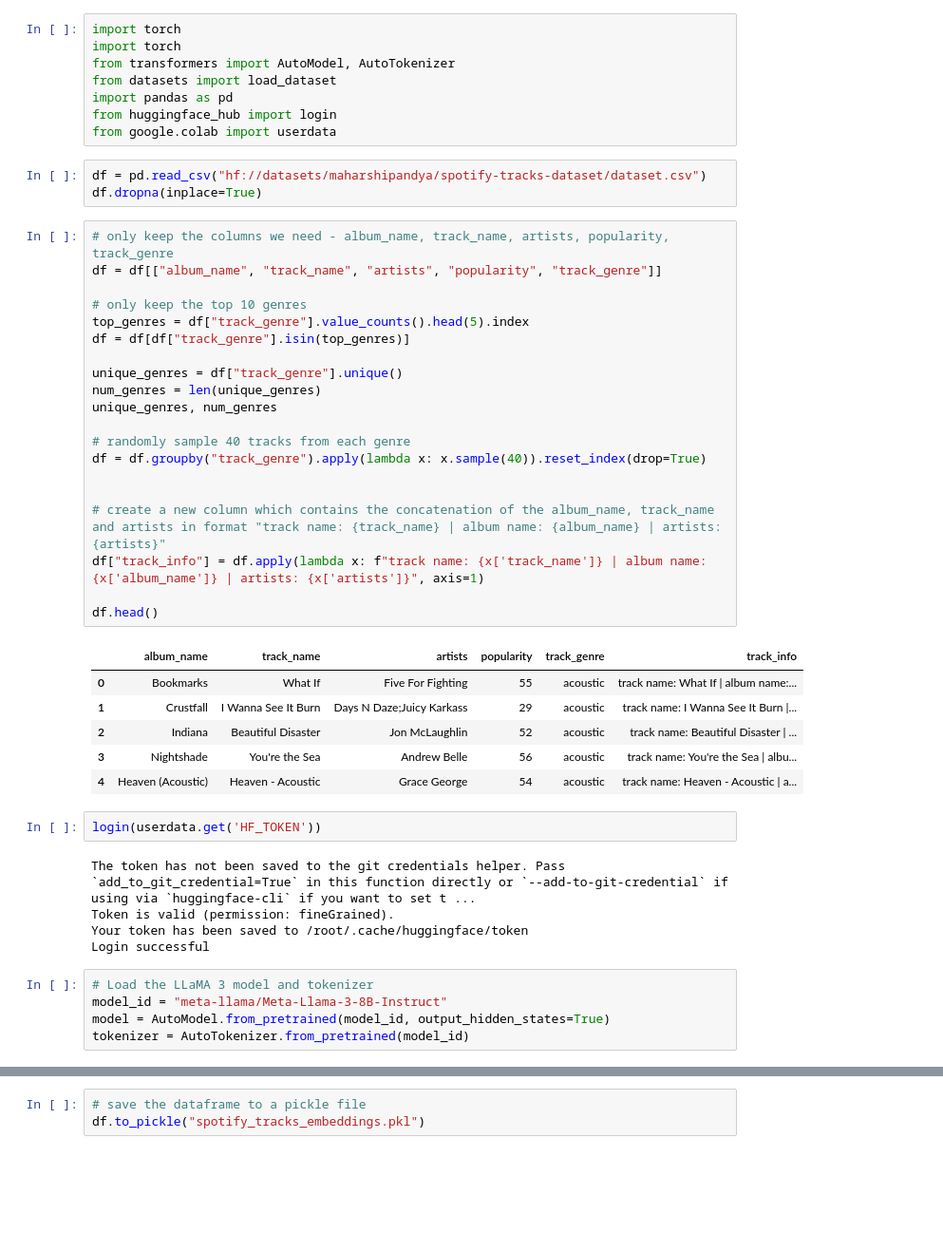
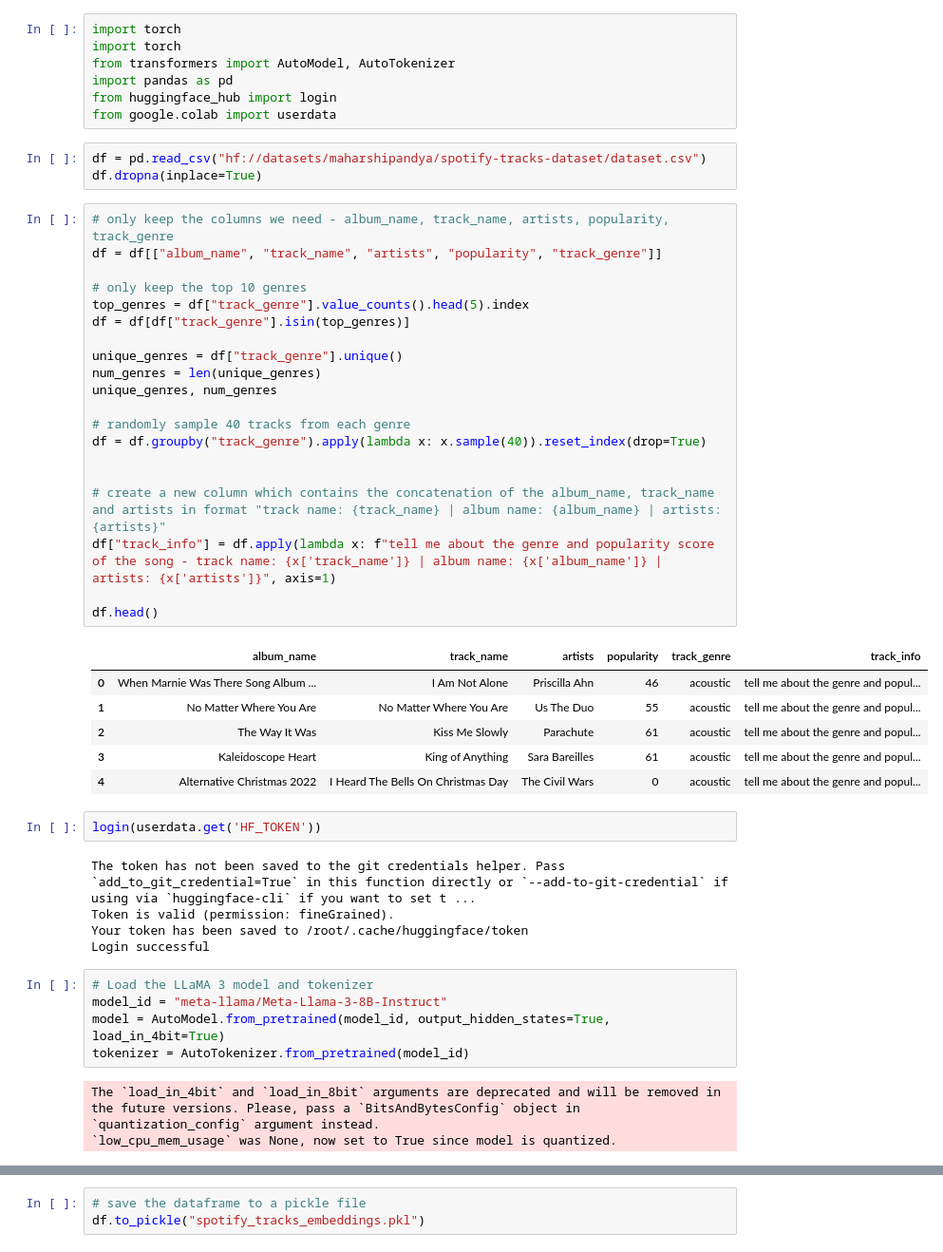
Before and after one commit to manavmittal05/Large-Language-Models, a Jupyter notebook: A1/Q2.ipynb, the cells around one changed output, grey strips where cells are left out. Shown at 95% size. Drawn from its saved outputs; the diff is of its cells as text; blank space fills up the shorter version.

```diff
--- a/A1/Q2.ipynb
+++ b/A1/Q2.ipynb
@@ -7,7 +27,6 @@
 import torch
 import torch
 from transformers import AutoModel, AutoTokenizer
-from datasets import load_dataset
 import pandas as pd
 from huggingface_hub import login
 from google.colab import userdata
@@ -17,30 +36,30 @@ df.dropna(inplace=True)
 # %%
 # only keep the columns we need - album_name, track_name, artists, popularity, track_genre
 df = df[["album_name", "track_name", "artists", "popularity", "track_genre"]]
 
 # only keep the top 10 genres
 top_genres = df["track_genre"].value_counts().head(5).index
 df = df[df["track_genre"].isin(top_genres)]
 
 unique_genres = df["track_genre"].unique()
 num_genres = len(unique_genres)
 unique_genres, num_genres
 
 # randomly sample 40 tracks from each genre
 df = df.groupby("track_genre").apply(lambda x: x.sample(40)).reset_index(drop=True)
 
 
 # create a new column which contains the concatenation of the album_name, track_name and artists in format "track name: {track_name} | album name: {album_name} | artists: {artists}"
-df["track_info"] = df.apply(lambda x: f"track name: {x['track_name']} | album name: {x['album_name']} | artists: {x['artists']}", axis=1)
+df["track_info"] = df.apply(lambda x: f"tell me about the genre and popularity score of the song - track name: {x['track_name']} | album name: {x['album_name']} | artists: {x['artists']}", axis=1)
 
 df.head()
 # %% [output]
 |  | album_name | track_name | artists | popularity | track_genre | track_info |
-| 0 | Bookmarks | What If | Five For Fighting | 55 | acoustic | track name: What If | album name:... |
-| 1 | Crustfall | I Wanna See It Burn | Days N Daze;Juicy Karkass | 29 | acoustic | track name: I Wanna See It Burn |... |
-| 2 | Indiana | Beautiful Disaster | Jon McLaughlin | 52 | acoustic | track name: Beautiful Disaster | ... |
-| 3 | Nightshade | You're the Sea | Andrew Belle | 56 | acoustic | track name: You're the Sea | albu... |
-| 4 | Heaven (Acoustic) | Heaven - Acoustic | Grace George | 54 | acoustic | track name: Heaven - Acoustic | a... |
+| 0 | When Marnie Was There Song Album ... | I Am Not Alone | Priscilla Ahn | 46 | acoustic | tell me about the genre and popul... |
+| 1 | No Matter Where You Are | No Matter Where You Are | Us The Duo | 55 | acoustic | tell me about the genre and popul... |
+| 2 | The Way It Was | Kiss Me Slowly | Parachute | 61 | acoustic | tell me about the genre and popul... |
+| 3 | Kaleidoscope Heart | King of Anything | Sara Bareilles | 61 | acoustic | tell me about the genre and popul... |
+| 4 | Alternative Christmas 2022 | I Heard The Bells On Christmas Day | The Civil Wars | 0 | acoustic | tell me about the genre and popul... |
 # %%
 login(userdata.get('HF_TOKEN'))
 # %% [output]
@@ -51,8 +70,11 @@ Login successful
 # %%
 # Load the LLaMA 3 model and tokenizer
 model_id = "meta-llama/Meta-Llama-3-8B-Instruct"
-model = AutoModel.from_pretrained(model_id, output_hidden_states=True)
+model = AutoModel.from_pretrained(model_id, output_hidden_states=True, load_in_4bit=True)
 tokenizer = AutoTokenizer.from_pretrained(model_id)
+# %% [output]
+The `load_in_4bit` and `load_in_8bit` arguments are deprecated and will be removed in the future versions. Please, pass a `BitsAndBytesConfig` object in `quantization_config` argument instead.
+`low_cpu_mem_usage` was None, now set to True since model is quantized.
 # %%
 # for every track_info, get the embeddings and store then in a new column called first_layer_embedding, middle_layer_embedding, last_layer_embedding
 def get_embeddings(track_info):
```
Also changed, not shown: parts of 6 cells of this notebook.
